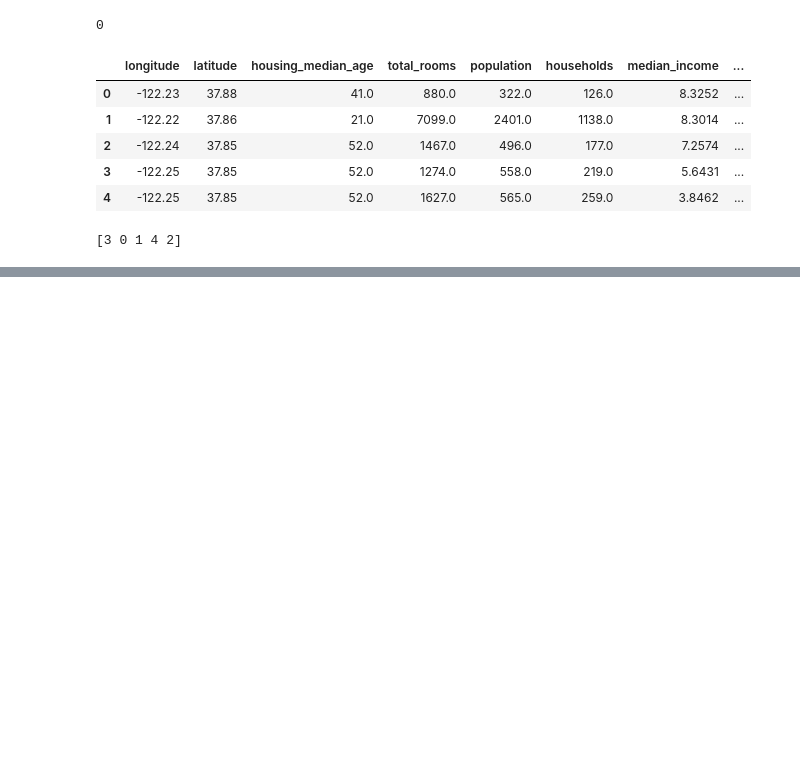
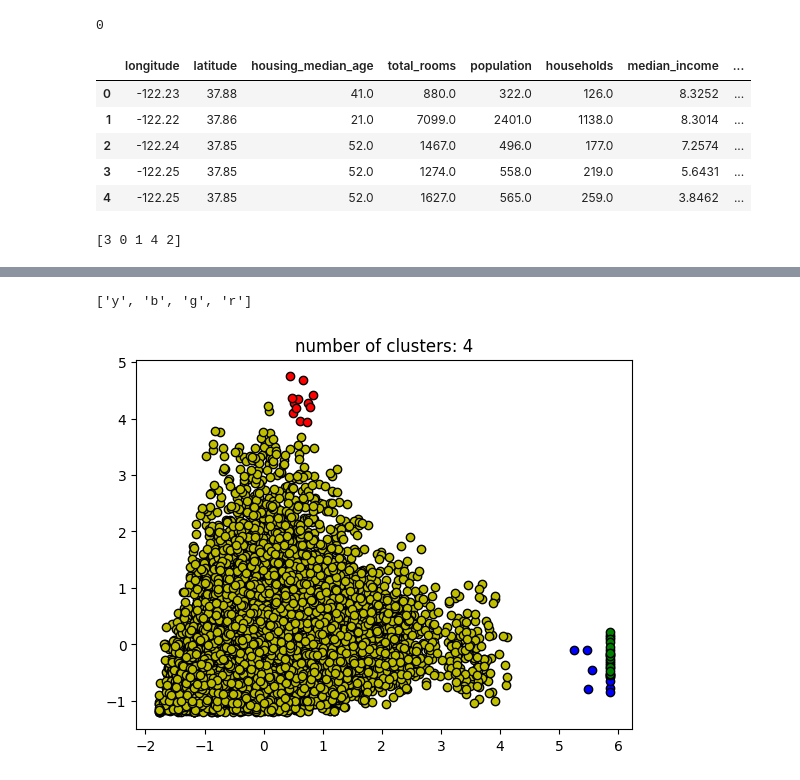
Before and after one commit to aubergeeen/ML-Labs, a Jupyter notebook: Lab_5_Clustering.ipynb, the cells around one changed output, grey strips where cells are left out. Saved outputs shown, nothing was run; the diff lists cells and outputs as text; code cells hidden in the pictures; blank space fills up the shorter version.

```diff
--- a/Lab_5_Clustering.ipynb
+++ b/Lab_5_Clustering.ipynb
@@ -120,0 +206,4 @@ for idx, ((name, est), title) in enumerate(zip(estimators, titles)):
+# %%
+X_ = df[['median_house_value', 'median_income', 'total_rooms', 'housing_median_age']]
+sc = StandardScaler()
+X_scaled = pd.DataFrame(sc.fit_transform(X_), index = X_.index, columns=X_.columns)
@@ -120,0 +212,2 @@ for idx, ((name, est), title) in enumerate(zip(estimators, titles)):
+# %%
+db = DBSCAN(eps=0.5, min_samples=12).fit(X_scaled)
@@ -120,0 +220,25 @@ for idx, ((name, est), title) in enumerate(zip(estimators, titles)):
+# %%
+n_clusters_ = len(set(labels)) - (1 if -1 in labels else 0)
+
+colors = ['y', 'b', 'g', 'r']
+print(colors)
+for k, col in zip(unique_labels, colors):
+  if k == -1:
+    col = 'k'
+  class_member_mask = (labels == k)
+
+  xy = X_scaled[class_member_mask & core_samples_mask]
+  plt.plot(xy["median_income"], xy["total_rooms"], 'o', markerfacecolor=col,
+			markeredgecolor='k',
+			markersize=6)
+
+  xy = X_scaled[class_member_mask & ~core_samples_mask]
+  plt.plot(xy["median_income"], xy["total_rooms"], 'o', markerfacecolor=col,
+			markeredgecolor='k',
+			markersize=6)
+
+plt.title('number of clusters: %d' % n_clusters_)
+plt.show()
+# %% [output]
+['y', 'b', 'g', 'r']
+[figure, added]
```
Also changed, not shown: parts of 20 cells of this notebook.
